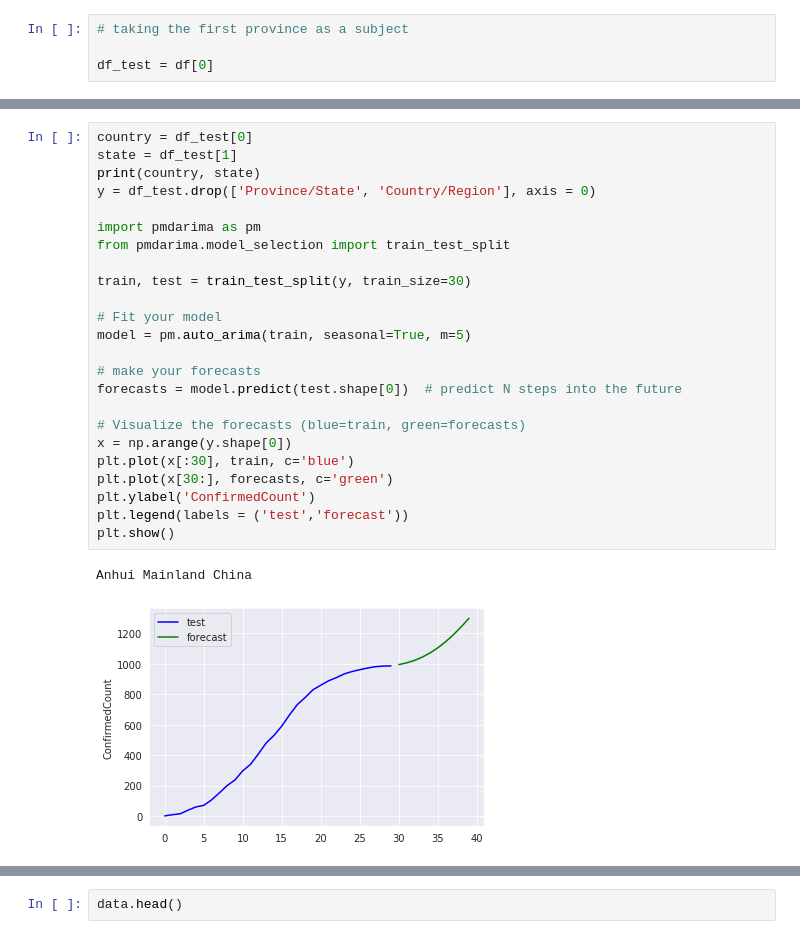
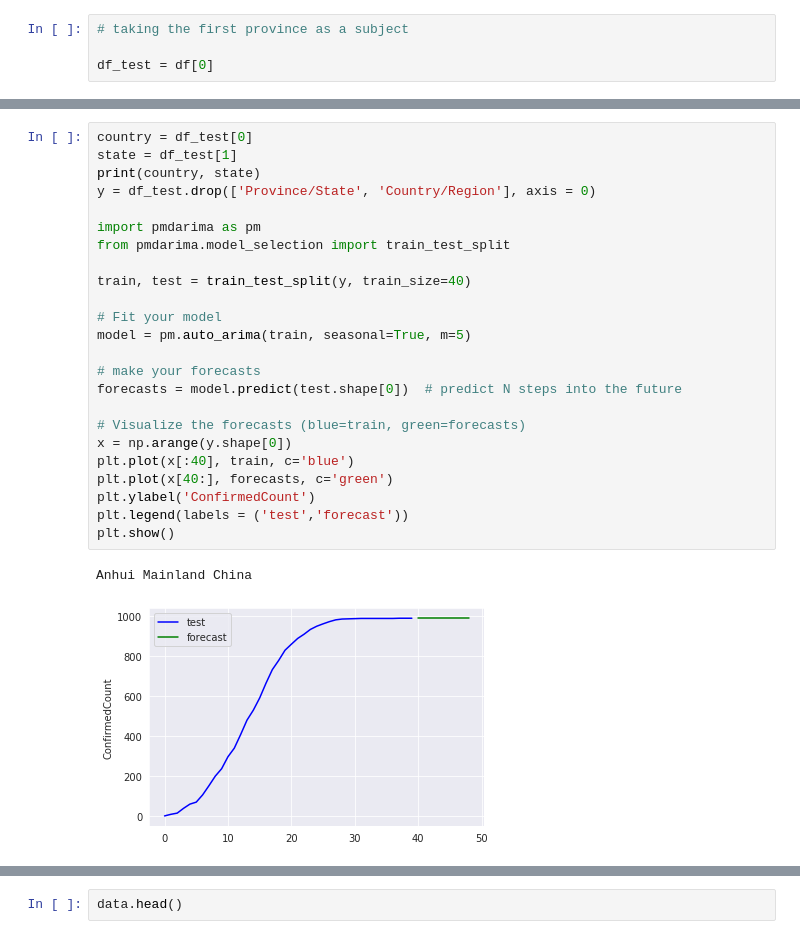
Before and after one commit to Felixwkk/cornoavirus, a Jupyter notebook: coronavirus.ipynb, the cells around one changed output, grey strips where cells are left out. Cells and saved outputs as stored; diff of their text form.

```diff
--- a/coronavirus.ipynb
+++ b/coronavirus.ipynb
@@ -505,30 +543,30 @@ Name: 0, dtype: object
 # %%
 country = df_test[0]
 state = df_test[1]
 print(country, state)
 y = df_test.drop(['Province/State', 'Country/Region'], axis = 0)
 
 import pmdarima as pm
 from pmdarima.model_selection import train_test_split
 
-train, test = train_test_split(y, train_size=30)
+train, test = train_test_split(y, train_size=40)
 
 # Fit your model
 model = pm.auto_arima(train, seasonal=True, m=5)
 
 # make your forecasts
 forecasts = model.predict(test.shape[0])  # predict N steps into the future
 
 # Visualize the forecasts (blue=train, green=forecasts)
 x = np.arange(y.shape[0])
-plt.plot(x[:30], train, c='blue')
-plt.plot(x[30:], forecasts, c='green')
+plt.plot(x[:40], train, c='blue')
+plt.plot(x[40:], forecasts, c='green')
 plt.ylabel('ConfirmedCount')
 plt.legend(labels = ('test','forecast'))
 plt.show()
 # %% [output]
 Anhui Mainland China
-[figure, old version]
+[figure, new version]
 # %%
  # forecast next 25 days
 
```
Also changed, not shown: parts of 38 cells of this notebook.
